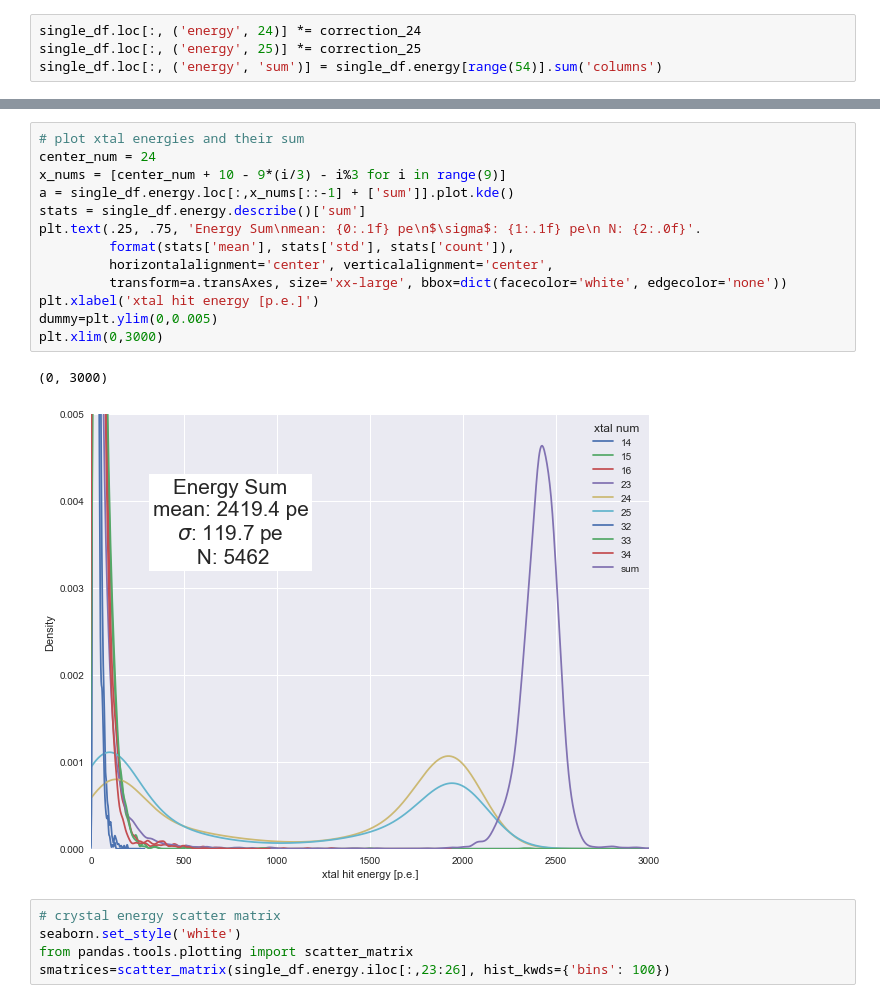
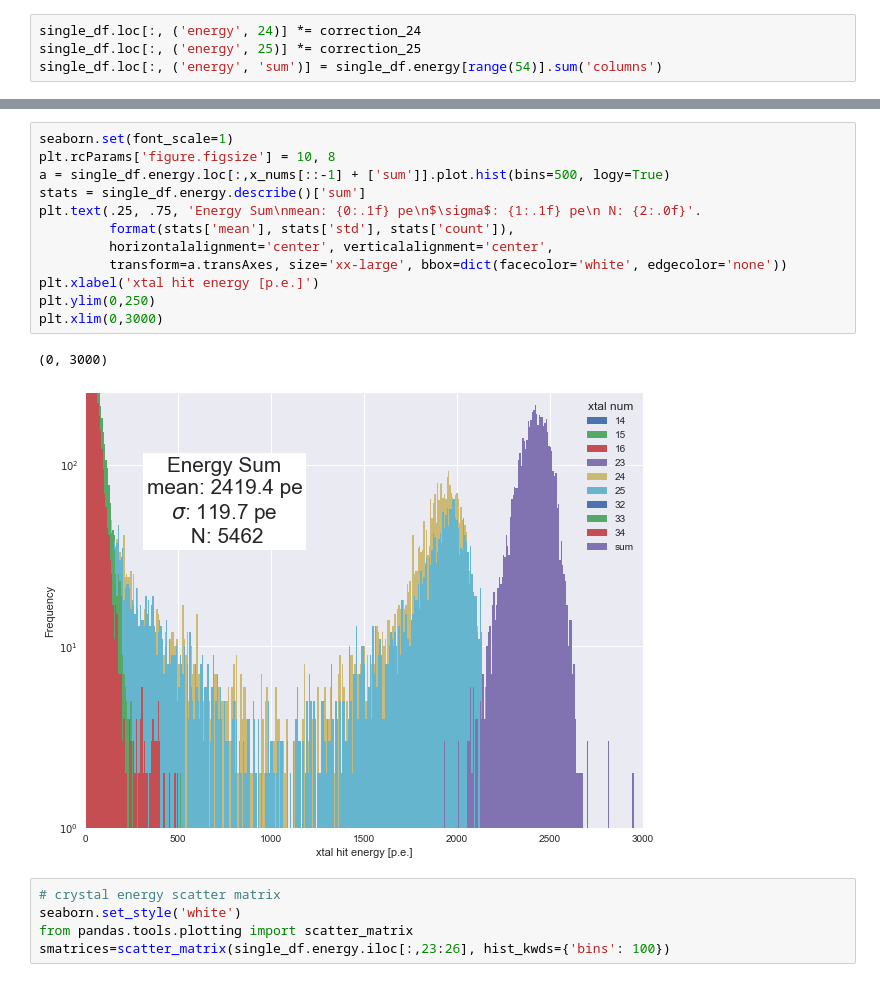
Before and after one commit to atfienberg/gm2-jupyter-notebooks, a Jupyter notebook: SLACWithPandas.ipynb, the cells around one changed output, grey strips where cells are left out. Saved outputs shown, nothing was run; the diff lists cells and outputs as text.

```diff
--- a/SLACWithPandas.ipynb
+++ b/SLACWithPandas.ipynb
@@ -182,19 +213,18 @@ single_df.loc[:, ('energy', 'sum')] = single_df.energy[range(54)].sum('columns')
 # %%
-# plot xtal energies and their sum
-center_num = 24
-x_nums = [center_num + 10 - 9*(i/3) - i%3 for i in range(9)]
-a = single_df.energy.loc[:,x_nums[::-1] + ['sum']].plot.kde()
+seaborn.set(font_scale=1)
+plt.rcParams['figure.figsize'] = 10, 8
+a = single_df.energy.loc[:,x_nums[::-1] + ['sum']].plot.hist(bins=500, logy=True)
 stats = single_df.energy.describe()['sum']
 plt.text(.25, .75, 'Energy Sum\nmean: {0:.1f} pe\n$\sigma$: {1:.1f} pe\n N: {2:.0f}'.
          format(stats['mean'], stats['std'], stats['count']),
          horizontalalignment='center', verticalalignment='center',
          transform=a.transAxes, size='xx-large', bbox=dict(facecolor='white', edgecolor='none'))
 plt.xlabel('xtal hit energy [p.e.]')
-dummy=plt.ylim(0,0.005)
+plt.ylim(0,250)
 plt.xlim(0,3000)
 # %% [output]
 (0, 3000)
-[figure, old version]
+[figure, new version]
 # %%
 # crystal energy scatter matrix
 seaborn.set_style('white')
```
Also changed, not shown: parts of 11 cells of this notebook.
